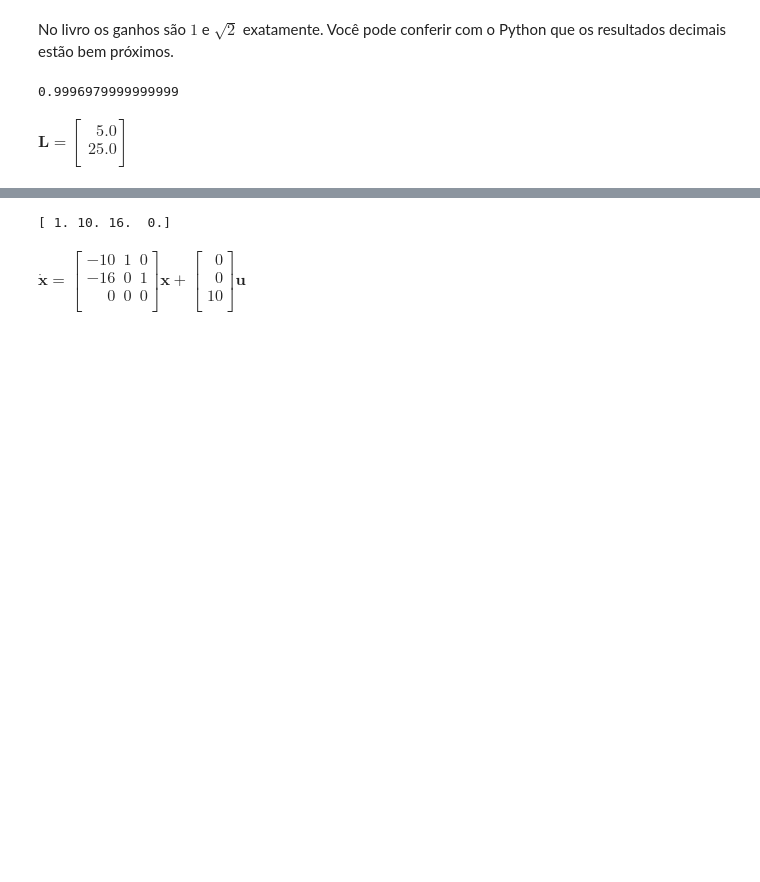
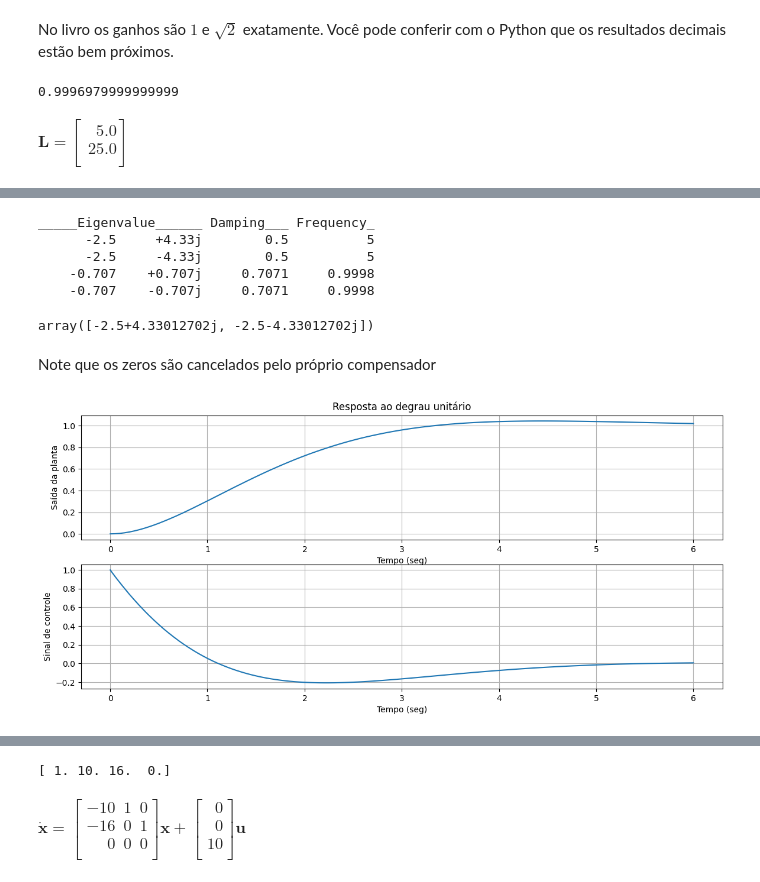
Before and after one commit to rsbayma/Controle-II, a Jupyter notebook: Estados/5 - Projeto completo de compensadores/5.1 - Introdução.ipynb, the cells around one changed output, grey strips where cells are left out. Cells and saved outputs as stored; diff of their text form; code cells hidden in the pictures; blank space fills up the shorter version.

```diff
--- a/Estados/5 - Projeto completo de compensadores/5.1 - Introdução.ipynb
+++ b/Estados/5 - Projeto completo de compensadores/5.1 - Introdução.ipynb
@@ -209 +234,49 @@ $$\frac{-40.35 s - 24.99}{s^2 + 6.414 s + 33.07}$$
+# %%
+# Sistema em malha fechada
+Amf = np.block([[A, -B@K],[L@C, A-B@K-L@C]])
+Bmf = np.block([[B*N],[B*N]])
+Cmf = np.block([C, np.zeros(C.shape)])
+Dmf = 0
+mf = ct.ss(Amf,Bmf,Cmf,Dmf)
+# %%
+# Pólos de MF
+tab = ct.damp(mf)
+# %% [output]
+_____Eigenvalue______ Damping___ Frequency_
+      -2.5     +4.33j        0.5          5
+      -2.5     -4.33j        0.5          5
+    -0.707    +0.707j     0.7071     0.9998
+    -0.707    -0.707j     0.7071     0.9998
+# %%
+# Zeros de transmissão
+ct.zeros(mf)
+# %% [output]
+array([-2.5+4.33012702j, -2.5-4.33012702j])
+# %% [markdown]
+Note que os zeros são cancelados pelo próprio compensador
+# %%
+# Simulação em MF, resposta ao degrau unitário
+resp = ct.step_response(mf,6)
+# %%
+# Calcula o sinal de controle simulado
+u = (-K@resp.states[2:,:])+N*np.ones(resp.t.shape)
+# %%
+# Plotagem da resposta
+import matplotlib.pyplot as plt
+# Plotagem da saída
+plt.figure(figsize=(14,6))
+plt.subplot(211)
+plt.plot(resp.t,resp.outputs)
+plt.xlabel('Tempo (seg)')
+plt.ylabel('Saída da planta')
+plt.title('Resposta ao degrau unitário')
+plt.grid()
+# Calcula e plota o sinal de controle
+plt.subplot(212)
+plt.plot(resp.t,u.T)
+plt.xlabel('Tempo (seg)')
+plt.ylabel('Sinal de controle')
+plt.grid()
+# %% [output]
+[figure, added]
 # %% [markdown]
```
Also changed, not shown: parts of 21 cells of this notebook, 1 other file.
